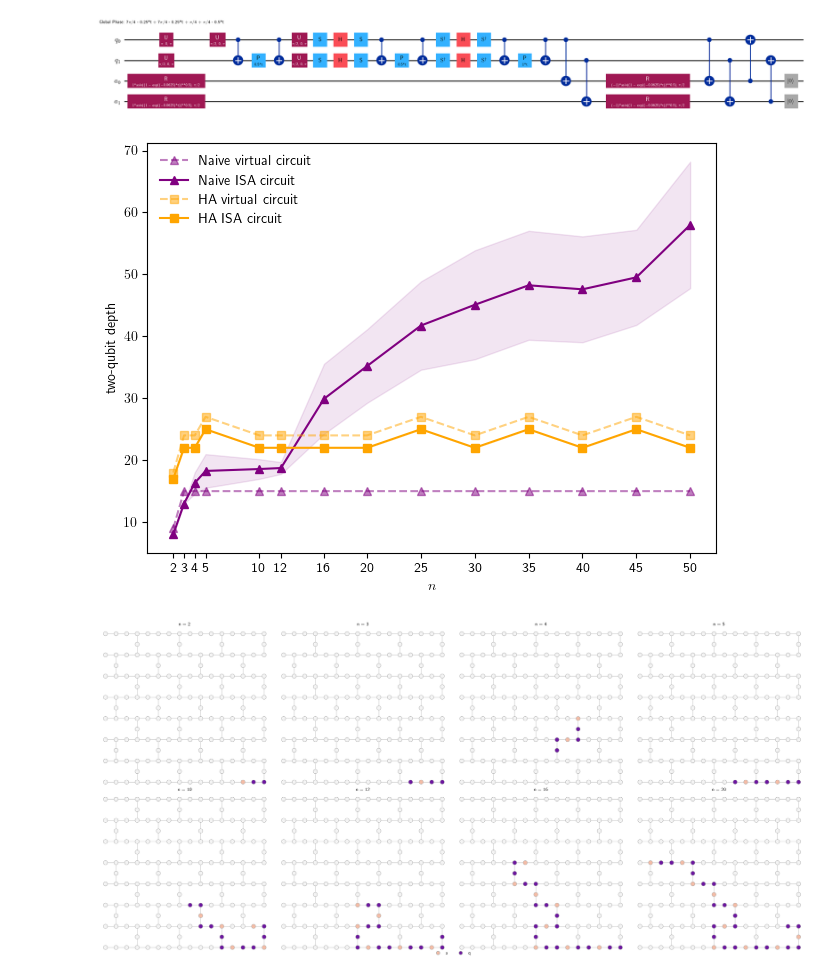
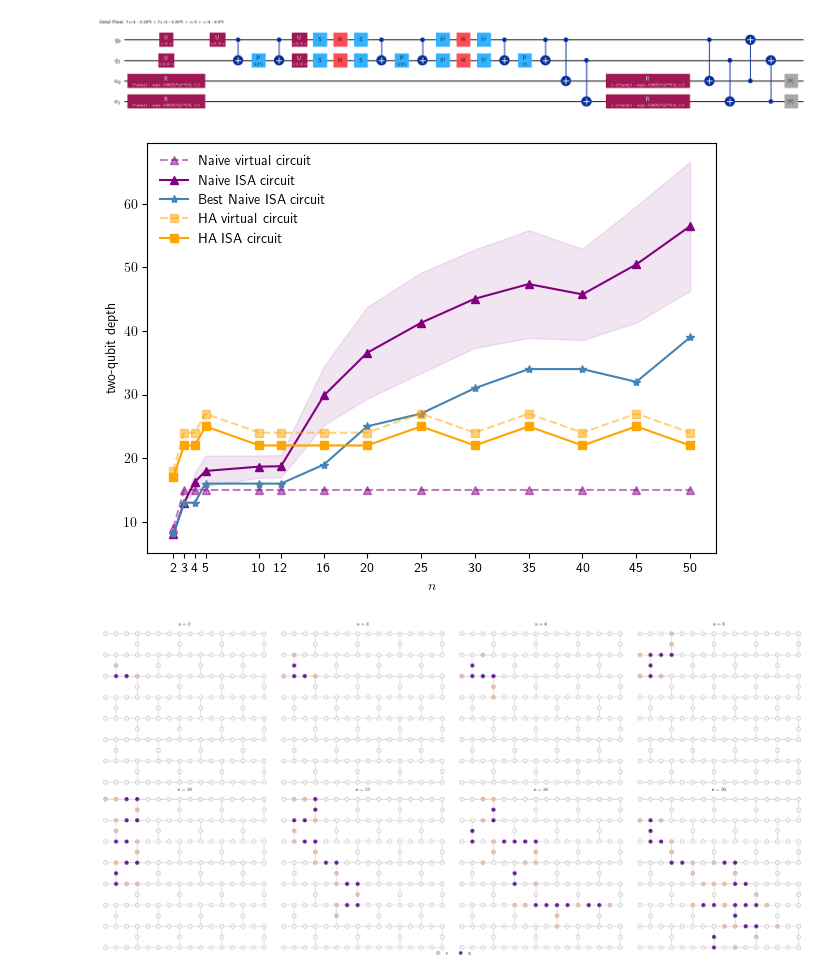
Before and after one commit to bentirher/dmpf_dissipation, a Jupyter notebook: standard_adc/tqd_study.ipynb, the cells around one changed output. Cells and saved outputs as stored; diff of their text form; code cells hidden in the pictures.

Commit message:
new addition of the BEST naive_isa_qc (i.e. minimal two-qubit depth) among 100 samples

```diff
--- a/standard_adc/tqd_study.ipynb
+++ b/standard_adc/tqd_study.ipynb
@@ -23,9 +24,10 @@ dissipation = True
 backend = service.backend("ibm_basquecountry")
 N = 100 # Number of transpiler samplings
 
-naive_isa_qcs, ha_isa_qcs = [], []
+best_naive_isa_qcs = []
 virtual_naive_tqds, virtual_ha_tqds = [], []
 mean_naive_isa_tqds, mean_ha_isa_tqds = [], []
+min_naive_isa_tqds = []
 std_naive_isa_tqds, std_ha_isa_tqds = [], []
 for size in n:
     J = [1/4]*(size-1)
@@ -37,9 +39,11 @@ for size in n:
     virtual_ha_tqds.append(ha_qc.decompose(reps = 2).depth(lambda instr: len(instr.qubits) > 1))
 
     naive_isa_tqds, ha_isa_tqds = [], []
+    naive_isa_qcs = []
     for i in range(N):
         naive_pm = generate_preset_pass_manager(optimization_level=3, backend=backend)
         naive_isa_qc = naive_pm.run(qc)
+        naive_isa_qcs.append(naive_isa_qc)
         naive_isa_tqds.append(naive_isa_qc.depth(lambda instr: len(instr.qubits) > 1))
 
         ha_pm = generate_preset_pass_manager(optimization_level = 3, backend = backend, initial_layout = init_layout, routing_method="none")
@@ -48,9 +52,10 @@ for size in n:
 
     mean_naive_isa_tqds.append(np.mean(naive_isa_tqds))
     std_naive_isa_tqds.append(np.std(naive_isa_tqds))
+    min_naive_isa_tqds.append(np.min(naive_isa_tqds))
+
+    idx_min = naive_isa_tqds.index(np.min(naive_isa_tqds))
+    best_naive_isa_qcs.append(naive_isa_qcs[idx_min])
 
     mean_ha_isa_tqds.append(np.mean(ha_isa_tqds))
     std_ha_isa_tqds.append(np.std(ha_isa_tqds))
-
-    naive_isa_qcs.append(naive_isa_qc)
-    ha_isa_qcs.append(ha_isa_qc)
@@ -69,27 +78,29 @@ qc.decompose(reps = 2).draw('mpl', fold = -1)
 # %%
 plt.plot(n, virtual_naive_tqds, marker = '^', color = 'purple', linestyle = "dashed", alpha = 0.5, label = 'Naive virtual circuit')
 plt.plot(n, mean_naive_isa_tqds, marker = '^', color = 'purple', label = 'Naive ISA circuit')
 upper_bound = np.array(mean_naive_isa_tqds) + np.array(std_naive_isa_tqds)
 lower_bound = np.array(mean_naive_isa_tqds) - np.array(std_naive_isa_tqds)
 plt.fill_between(n, lower_bound, upper_bound, color = "purple", alpha = 0.1)
+
+plt.plot(n, min_naive_isa_tqds, marker = '*', color = 'steelblue', label = 'Best Naive ISA circuit')
 
 plt.plot(n, virtual_ha_tqds, marker = 's', color = 'orange', linestyle = "dashed", alpha = 0.5, label = 'HA virtual circuit')
 plt.plot(n, mean_ha_isa_tqds, marker = 's', color = 'orange', label = 'HA ISA circuit')
 upper_bound = np.array(mean_ha_isa_tqds) + np.array(std_ha_isa_tqds)
 lower_bound = np.array(mean_ha_isa_tqds) - np.array(std_ha_isa_tqds)
 plt.fill_between(n, lower_bound, upper_bound, color = "orange", alpha = 0.1)
 plt.xlabel("$n$")
 plt.ylabel("two-qubit depth")
 plt.legend(frameon = False)
 plt.xticks(n, n)
 plt.tight_layout()
-plt.savefig("[100_SAMPLES]tqd_scaling_HA_adc.png", bbox_inches='tight', transparent = True)
+plt.savefig("[100_SAMPLES]minimal_tqd_scaling_HA_adc.png", bbox_inches='tight', transparent = True)
 plt.show()
 # %% [output]
-[figure, old version]
+[figure, new version]
 # %%
 from plot_initial_layout import plot_layouts
-fig, axes = plot_layouts(ha_isa_qcs, backend, titles=[f"n = {s}" for s in n])
-fig.savefig("[COLORED]initial_layouts_in_ISA_HA_adc_ibm_basquecountry.png", transparent = True, bbox_inches='tight')
+fig, axes = plot_layouts(best_naive_isa_qcs[0:8], backend, titles=[f"n = {s}" for s in n[0:9]])
+fig.savefig("[COLORED]initial_layouts_in_BEST_naive_adc_ibm_basquecountry.png", transparent = True, bbox_inches='tight')
 # %% [output]
-[figure, old version]
+[figure, new version]
```
Also changed, not shown: parts of 2 cells of this notebook, 2 other files.
